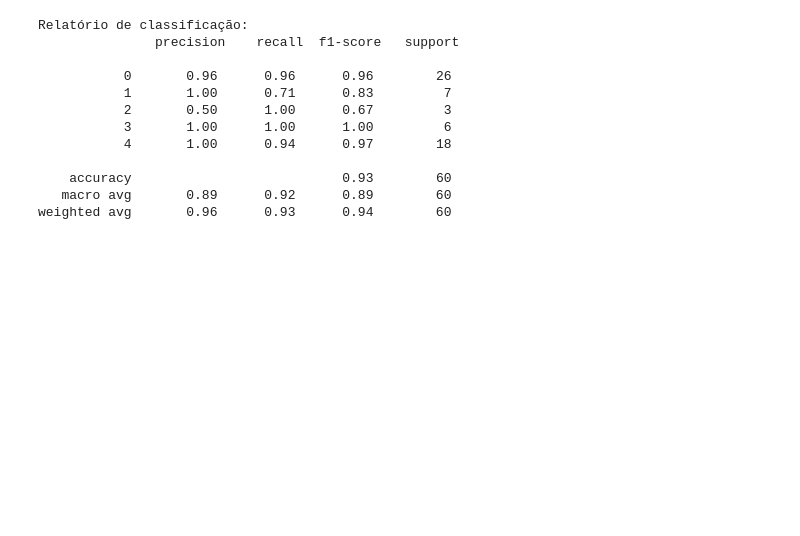
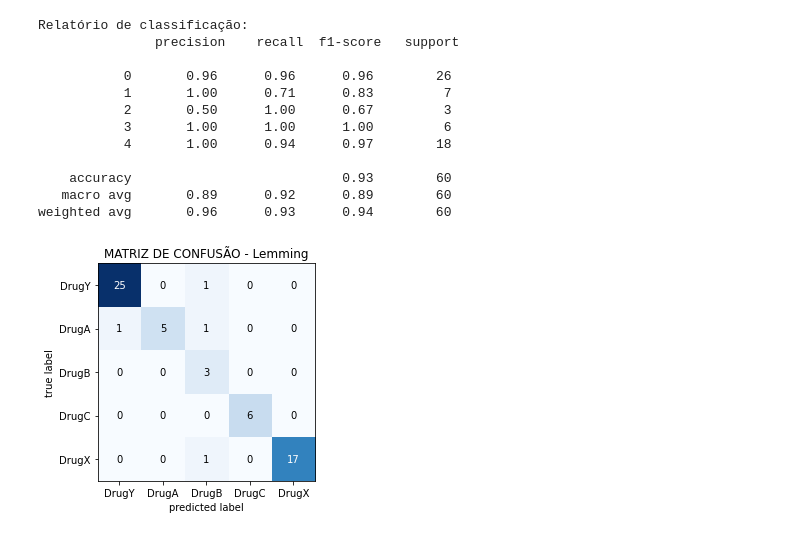
Before and after one commit to CarlosFontaneli/Aprendizado-Maquina-I, a Jupyter notebook: knnNotebook.ipynb, the cells around one changed output. Saved outputs shown, nothing was run; the diff lists cells and outputs as text; code cells hidden in the pictures; blank space fills up the shorter version.

Commit message:
confusion Matrix Knn

```diff
--- a/knnNotebook.ipynb
+++ b/knnNotebook.ipynb
@@ -98,3 +98,23 @@ Relatório de classificação:
     accuracy                           0.93        60
    macro avg       0.89      0.92      0.89        60
 weighted avg       0.96      0.93      0.94        60
+# %%
+from sklearn.metrics import confusion_matrix
+from mlxtend.plotting import plot_confusion_matrix
+
+c_matriz = confusion_matrix(y_test, y_pred)
+
+fig, ax = plot_confusion_matrix(conf_mat=c_matriz)
+plt.title('MATRIZ DE CONFUSÃO - Lemming')
+
+ticks = ['DrugY', 'DrugA', 'DrugB', 'DrugC', 'DrugX']
+n_ticks = [0, 1, 2, 3, 4]
+ax.set_xticks(n_ticks)
+ax.set_xticklabels(ticks)
+ax.set_yticks(n_ticks)
+ax.set_yticklabels(ticks)
+
+plt.savefig('MatrizConfusãoKnn.png', format='png')
+plt.show()
+# %% [output]
+[figure, added]
```
